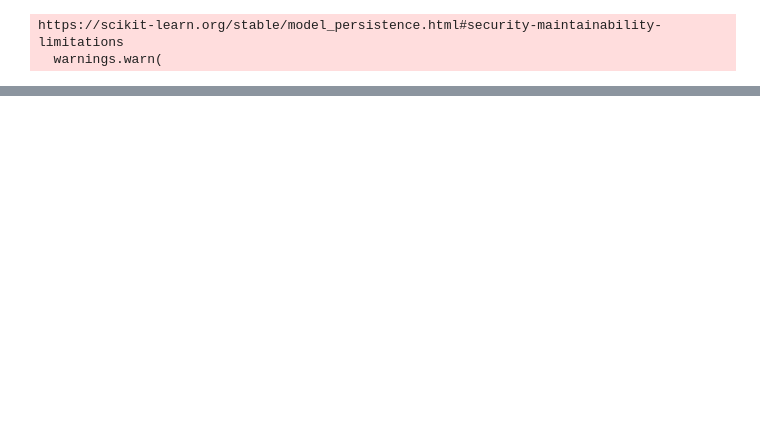
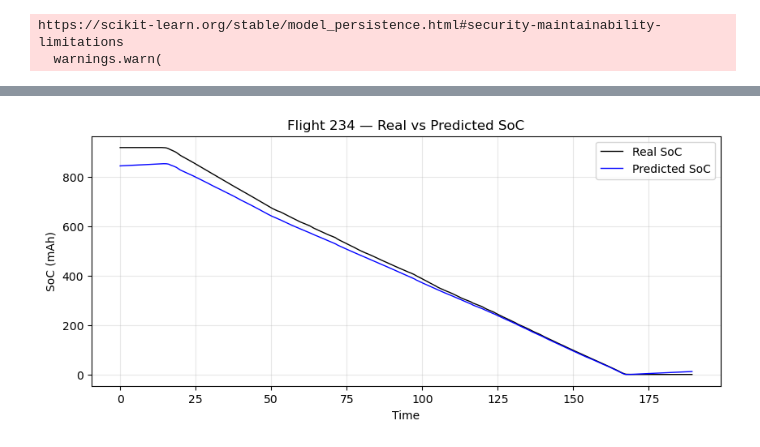
Before and after one commit to Valentine-456/forecasting-ml, a Jupyter notebook: notebooks/Untitled.ipynb, the cells around one changed output, grey strips where cells are left out. Cells and saved outputs as stored; diff of their text form; code cells hidden in the pictures; blank space fills up the shorter version.

```diff
--- a/notebooks/Untitled.ipynb
+++ b/notebooks/Untitled.ipynb
@@ -95,0 +152,30 @@ plt.show()
+# %%
+plot_data = plot_data.copy()
+
+# ensure dt_sec for this flight only (numeric time)
+# if time is already numeric (seconds) this is fine
+plot_data["dt_sec"] = plot_data["time"].diff().fillna(0.0)
+
+# Real current → SoC
+plot_data["mAh_used"] = (plot_data["dt_sec"] / 3600.0) * (plot_data["battery_current"] * 1000)
+plot_data["cum_mAh_used"] = plot_data["mAh_used"].cumsum()
+plot_data["total_mAh_used"] = plot_data["cum_mAh_used"].max()
+plot_data["soc_coulomb_mAh"] = plot_data["total_mAh_used"] - plot_data["cum_mAh_used"]
+
+# Predicted current → SoC_pred
+plot_data["mAh_used_pred"] = (plot_data["dt_sec"] / 3600.0) * (plot_data["battery_current_pred"] * 1000)
+plot_data["cum_mAh_used_pred"] = plot_data["mAh_used_pred"].cumsum()
+plot_data["total_mAh_used_pred"] = plot_data["cum_mAh_used_pred"].max()
+plot_data["soc_coulomb_mAh_pred"] = plot_data["total_mAh_used_pred"] - plot_data["cum_mAh_used_pred"]
+
+plt.figure(figsize=(10, 4))
+plt.plot(plot_data["time"], plot_data["soc_coulomb_mAh"], label="Real SoC", linewidth=1, color="black")
+plt.plot(plot_data["time"], plot_data["soc_coulomb_mAh_pred"], label="Predicted SoC", linewidth=1, color="blue")
+plt.title(f"Flight {flight_to_plot} — Real vs Predicted SoC")
+plt.xlabel("Time")
+plt.ylabel("SoC (mAh)")
+plt.legend()
+plt.grid(True, alpha=0.3)
+plt.show()
+# %% [output]
+[figure, added]
```
Also changed, not shown: parts of 9 cells of this notebook, 5 other files.
